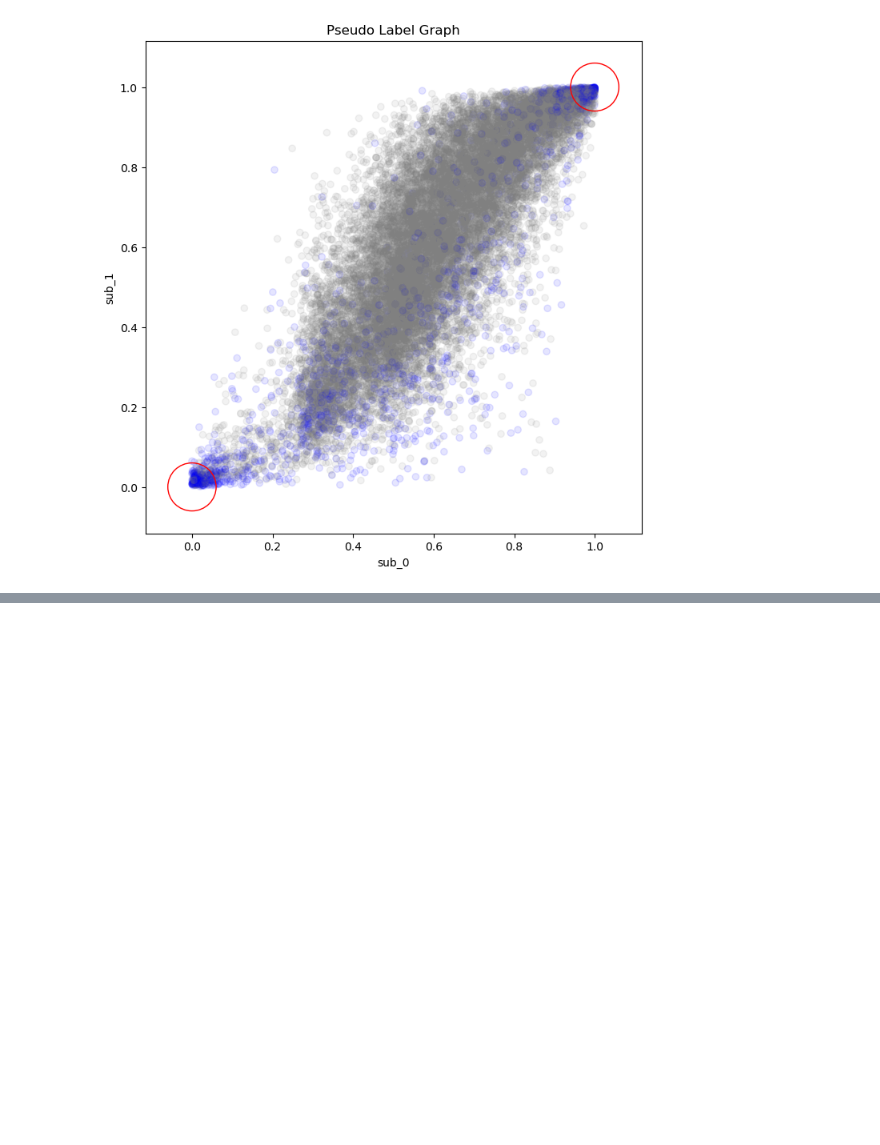
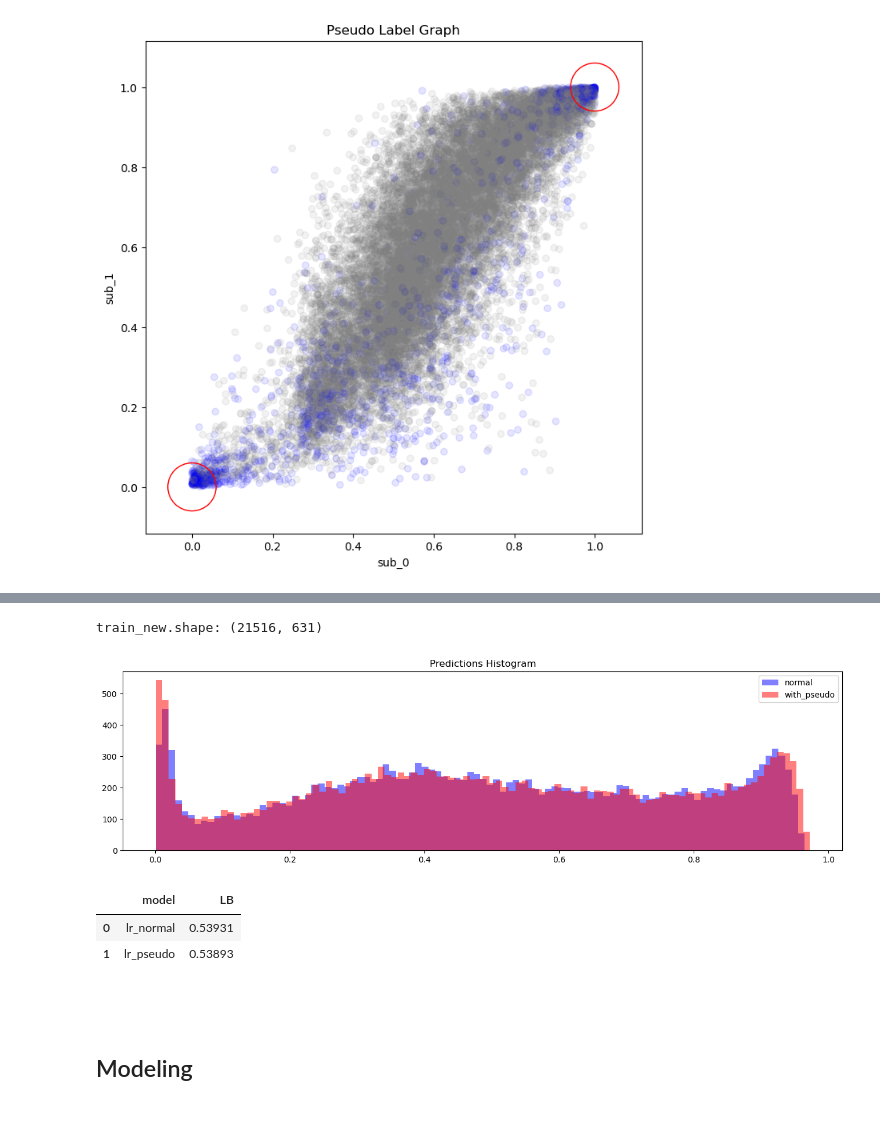
Before and after one commit to sainthm/kaggle_tps_nov, a Jupyter notebook: lhm/tabular_playground_series_nov_2022.ipynb, the cells around one changed output, grey strips where cells are left out. Saved outputs shown, nothing was run; the diff lists cells and outputs as text; code cells hidden in the pictures; blank space fills up the shorter version.

```diff
--- a/lhm/tabular_playground_series_nov_2022.ipynb
+++ b/lhm/tabular_playground_series_nov_2022.ipynb
@@ -511,0 +543,15 @@ train_pseudo.to_feather("train_pseudo2.ftr")
+# %%
+data = pd.read_feather('./train.ftr')
+sub = pd.read_csv('./tabular-playground-series-nov-2022/sample_submission.csv')
+y = pd.read_csv("./tabular-playground-series-nov-2022/train_labels.csv")
+
+train = data.loc[:19999, :]
+test = data.loc[20000:, :]
+
+# Add pseudo labeled dataset
+train_pseudo = pd.read_feather("./train_pseudo2.ftr")
+train["label"] = y["label"].values
+train_new = pd.concat([train, train_pseudo])
+
+print("train_new.shape:", train_new.shape)
+train_new.head()
@@ -511,0 +567,42 @@ train_pseudo.to_feather("train_pseudo2.ftr")
+# %%
+train_new.drop(drop_cols, axis=1, inplace=True)
+train.drop(drop_cols, axis=1, inplace=True)
+test.drop(drop_cols, axis=1, inplace=True)
+print("train_new.shape:", train_new.shape)
+# %% [output]
+train_new.shape: (21516, 631)
+# %%
+model_lr = LogisticRegression().fit(train.drop("label", axis=1), train["label"])
+preds = model_lr.predict_proba(test)[:,1]
+sub["pred"] = preds
+sub.to_csv("sub_baseline.csv", index=False)
+# %%
+model_lr_p = LogisticRegression().fit(train_new.drop("label", axis=1), train_new["label"])
+preds_p = model_lr_p.predict_proba(test)[:,1]
+sub["pred"] = preds_p
+sub.to_csv("sub_baseline_pseudo.csv", index=False)
+# %%
+fig, ax = plt.subplots(figsize=(16, 4))
+ax.hist(preds, bins=100, alpha=0.5, color='b', label='normal')
+ax.hist(preds_p, bins=100, alpha=0.5, color='r', label='with_pseudo')
+ax.set_title("Predictions Histogram");
+ax.legend();
+# %% [output]
+[figure, added]
+# %%
+details = {
+    "model" : ["lr_normal", "lr_pseudo"],
+    "LB" : [0.53931, 0.53893]
+}
+df_scores = pd.DataFrame(details)
+df_scores
+# %% [output]
+|  | model | LB |
+| 0 | lr_normal | 0.53931 |
+| 1 | lr_pseudo | 0.53893 |
+# %% [markdown]
+<br>
+# %% [markdown]
+## Modeling
+# %% [markdown]
+<br>
```
Also changed, not shown: parts of 11 cells of this notebook.
